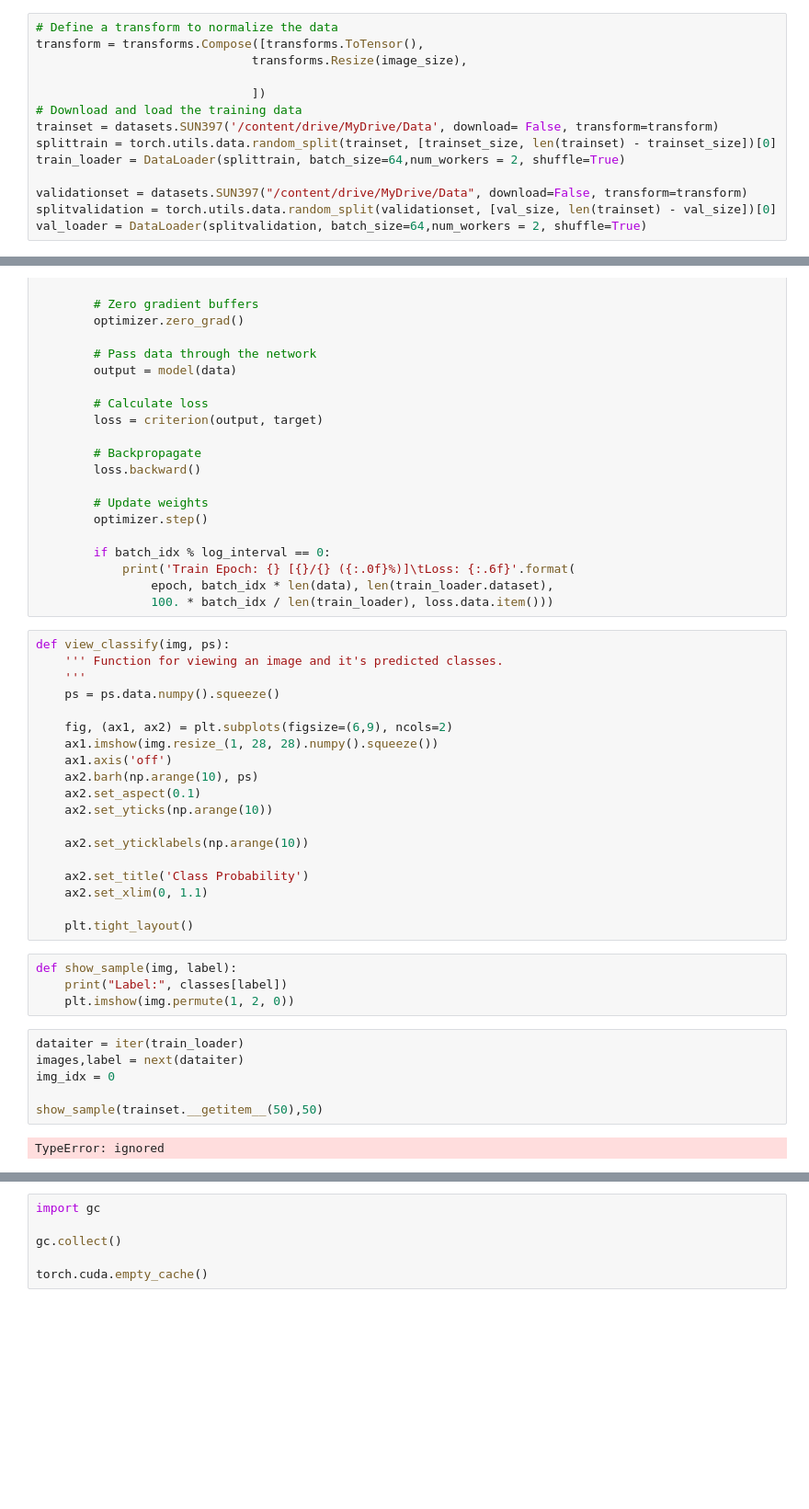
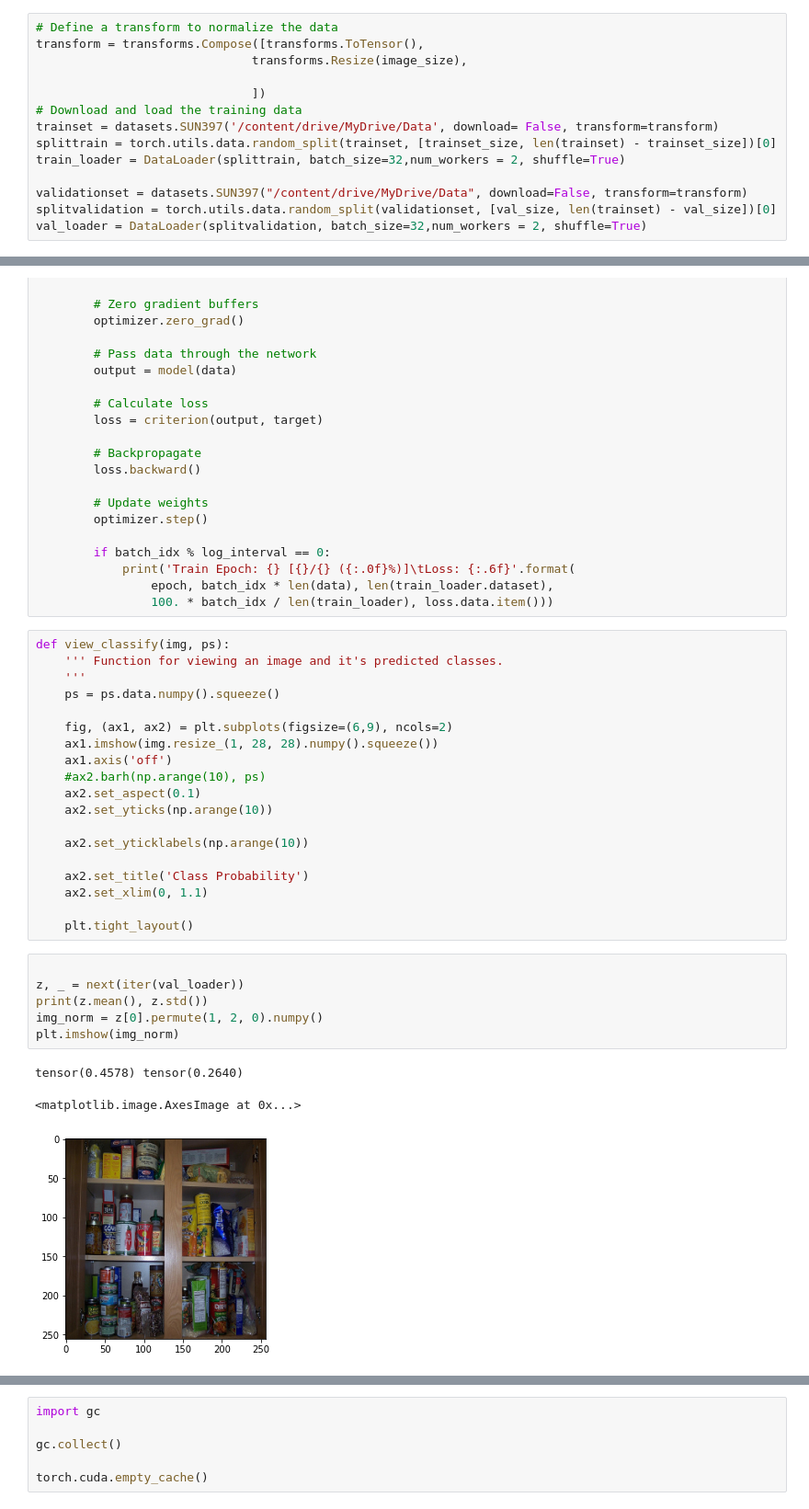
Before and after one commit to anna-alt/AI-Lab, a Jupyter notebook: SceneRecognition3.ipynb, the cells around one changed output, grey strips where cells are left out. Shown: that part at 92% size. Cells and saved outputs as stored; diff of their text form; blank space fills up the shorter version.

```diff
--- a/SceneRecognition3.ipynb
+++ b/SceneRecognition3.ipynb
@@ -42,11 +42,11 @@ transform = transforms.Compose([transforms.ToTensor(),
 # Download and load the training data
 trainset = datasets.SUN397('/content/drive/MyDrive/Data', download= False, transform=transform)
 splittrain = torch.utils.data.random_split(trainset, [trainset_size, len(trainset) - trainset_size])[0]
-train_loader = DataLoader(splittrain, batch_size=64,num_workers = 2, shuffle=True)
+train_loader = DataLoader(splittrain, batch_size=32,num_workers = 2, shuffle=True)
 
 validationset = datasets.SUN397("/content/drive/MyDrive/Data", download=False, transform=transform)
 splitvalidation = torch.utils.data.random_split(validationset, [val_size, len(trainset) - val_size])[0]
-val_loader = DataLoader(splitvalidation, batch_size=64,num_workers = 2, shuffle=True)
+val_loader = DataLoader(splitvalidation, batch_size=32,num_workers = 2, shuffle=True)
 # %%
 classes = list()
 
@@ -135,7 +154,7 @@ def view_classify(img, ps):
     fig, (ax1, ax2) = plt.subplots(figsize=(6,9), ncols=2)
     ax1.imshow(img.resize_(1, 28, 28).numpy().squeeze())
     ax1.axis('off')
-    ax2.barh(np.arange(10), ps)
+    #ax2.barh(np.arange(10), ps)
     ax2.set_aspect(0.1)
     ax2.set_yticks(np.arange(10))
 
@@ -145,18 +164,16 @@ def view_classify(img, ps):
     ax2.set_xlim(0, 1.1)
 
     plt.tight_layout()
-# %%
-def show_sample(img, label):
-    print("Label:", classes[label])
-    plt.imshow(img.permute(1, 2, 0))
-# %%
-dataiter = iter(train_loader)
-images,label = next(dataiter)
-img_idx = 0
-
-show_sample(trainset.__getitem__(50),50)
-# %% [output]
-TypeError: ignored
+# %%
+
+z, _ = next(iter(val_loader))
+print(z.mean(), z.std())
+img_norm = z[0].permute(1, 2, 0).numpy()
+plt.imshow(img_norm)
+# %% [output]
+tensor(0.4578) tensor(0.2640)
+<matplotlib.image.AxesImage at 0x...>
+[figure, added]
 # %%
 from sklearn import metrics
 def validate(loss_vector, accuracy_vector):
```
Also changed, not shown: parts of 9 cells of this notebook.
